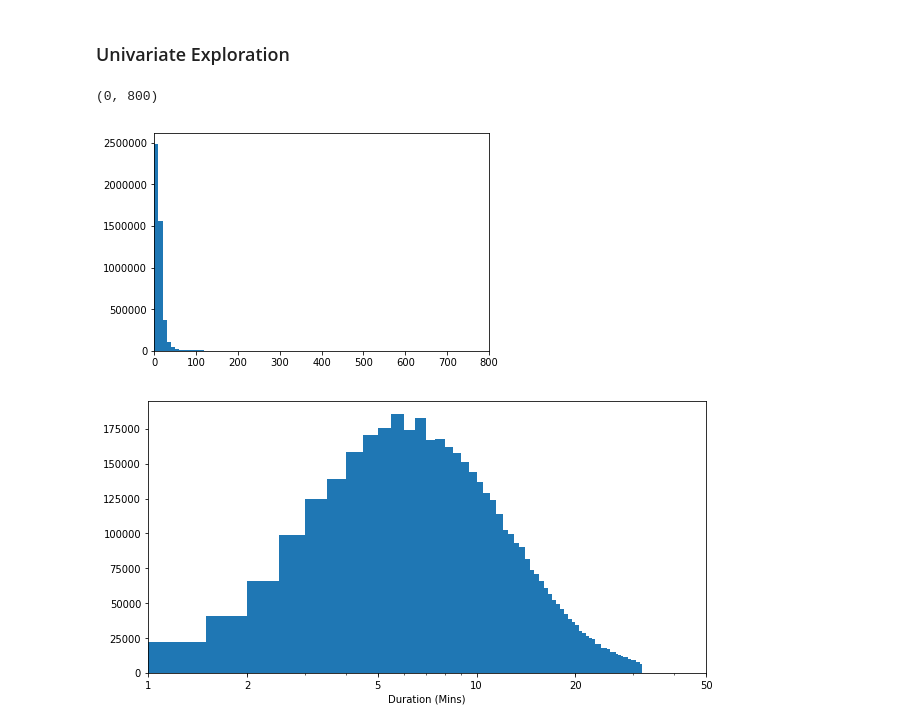
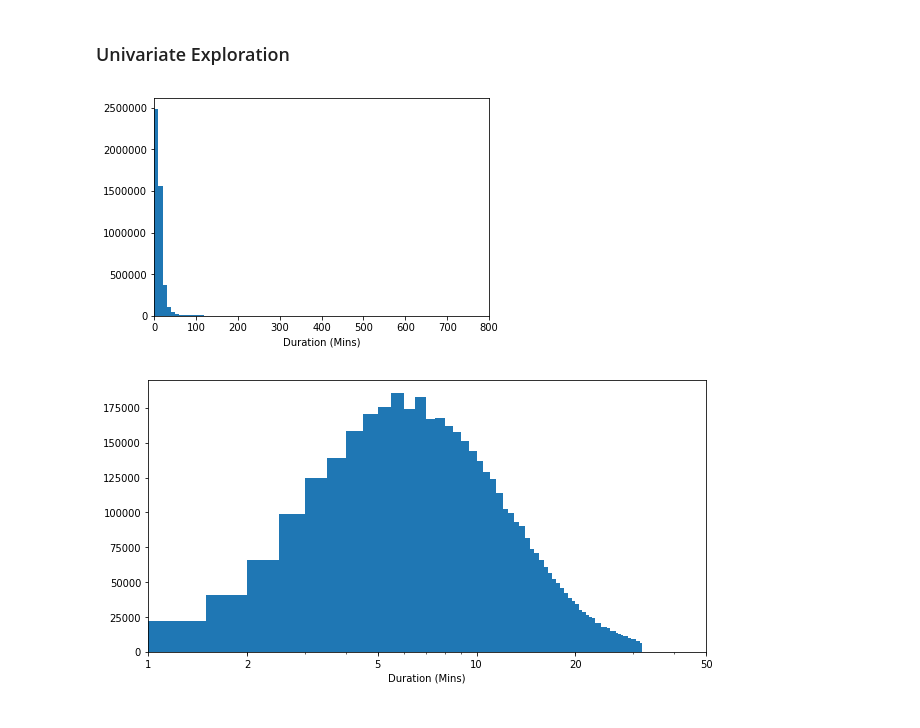
Before and after one commit to sclkan/Lyft-Analysis, a Jupyter notebook: lyft_baywheels_analysis.ipynb, the cells around one changed output. Saved outputs shown, nothing was run; the diff lists cells and outputs as text; code cells hidden in the pictures.

```diff
--- a/lyft_baywheels_analysis.ipynb
+++ b/lyft_baywheels_analysis.ipynb
@@ -212,6 +224,10 @@ df['start_month'] = df.start_time.dt.month
 df['start_week'] = df.start_time.dt.weekday_name
 df['start_date'] = df.start_time.dt.date
 df['start_hour'] = df.start_time.dt.hour
+# %%
+weekday_order = ['Monday','Tuesday','Wednesday','Thursday','Friday','Saturday','Sunday']
+classes = pd.api.types.CategoricalDtype(ordered=True, categories= weekday_order)
+df['start_week'] = df.start_week.astype(classes)
 # %% [markdown]
 ### Calculate distance based off coordinates
 # %%
@@ -298,11 +314,11 @@ def log_trans(x, inverse=False):
 # %%
 #Standard-scale plot
 bin_edges = np.arange(0, df.duration_min.max()+ 10, 10)
 plt.hist(data=df, x='duration_min', bins=bin_edges)
 plt.xlim(0, 800)
+plt.xlabel('Duration (Mins)');
 # %% [output]
-(0, 800)
-[figure, old version]
+[figure, new version]
 # %%
 #Heavily skewed to the right.  Log transformation
 bin_edges = 10* np.arange(log_trans(df.duration_min.min()), log_trans(df.duration_min.max()) + 0.05, 0.05)
```
Also changed, not shown: parts of 14 cells of this notebook.
